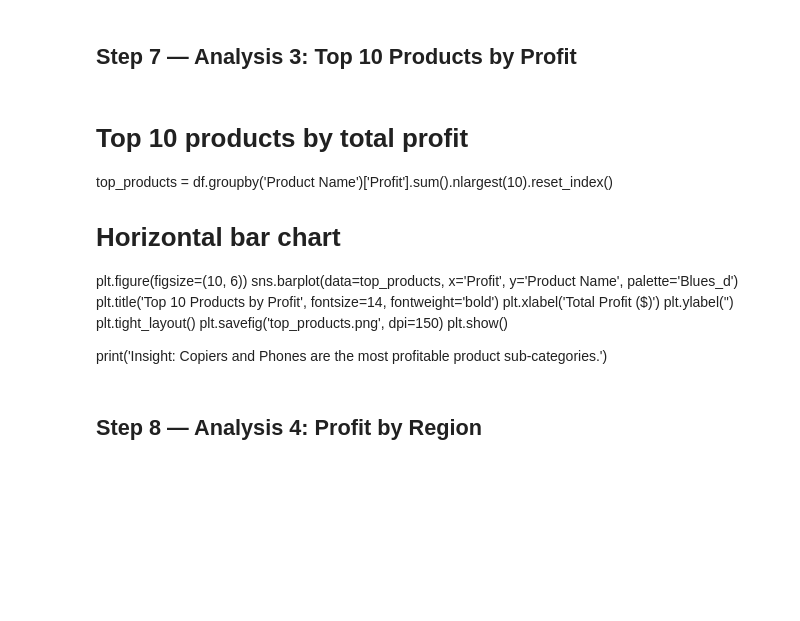
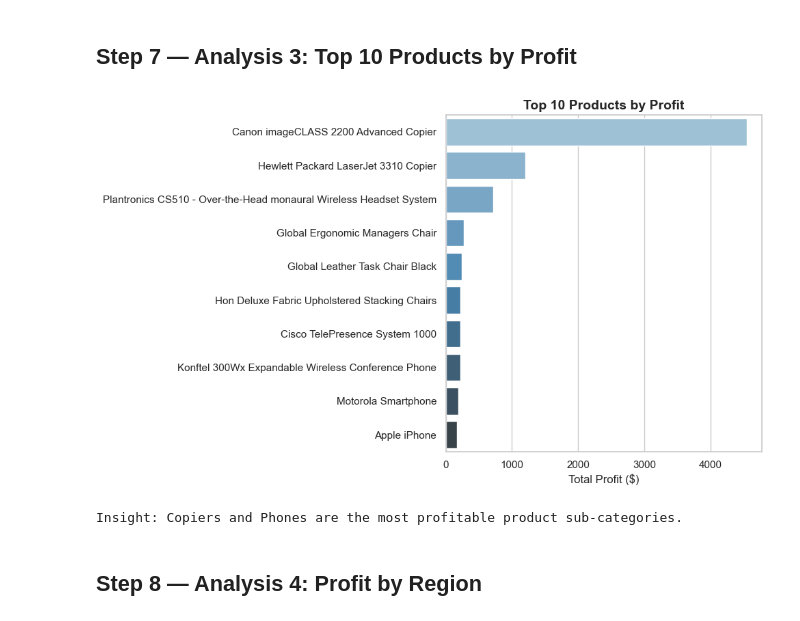
Before and after one commit to sweet-7-moon/superstore-sales-analysis, a Jupyter notebook: Superstore_Sales_Analysis.ipynb, the cells around one changed output. Saved outputs shown, nothing was run; the diff lists cells and outputs as text; code cells hidden in the pictures; blank space fills up the shorter version.

```diff
--- a/Superstore_Sales_Analysis.ipynb
+++ b/Superstore_Sales_Analysis.ipynb
@@ -179,21 +180,24 @@ print('Insight: Technology has the highest sales AND profit. Furniture has high
 Insight: Technology has the highest sales AND profit. Furniture has high sales but low profit margin.
 # %% [markdown]
 ## Step 7 — Analysis 3: Top 10 Products by Profit
-# %% [markdown]
-# Top 10 products by total profit
-top_products = df.groupby('Product Name')['Profit'].sum().nlargest(10).reset_index()
-
-# Horizontal bar chart
-plt.figure(figsize=(10, 6))
-sns.barplot(data=top_products, x='Profit', y='Product Name', palette='Blues_d')
-plt.title('Top 10 Products by Profit', fontsize=14, fontweight='bold')
-plt.xlabel('Total Profit ($)')
-plt.ylabel('')
-plt.tight_layout()
-plt.savefig('top_products.png', dpi=150)
-plt.show()
-
-print('Insight: Copiers and Phones are the most profitable product sub-categories.')
+# %%
+# Top 10 products by total profit
+top_products = df.groupby('Product Name')['Profit'].sum().nlargest(10).reset_index()
+
+# Horizontal bar chart
+plt.figure(figsize=(10, 6))
+sns.barplot(data=top_products, x='Profit', y='Product Name', palette='Blues_d')
+plt.title('Top 10 Products by Profit', fontsize=14, fontweight='bold')
+plt.xlabel('Total Profit ($)')
+plt.ylabel('')
+plt.tight_layout()
+plt.savefig('top_products.png', dpi=150)
+plt.show()
+
+print('Insight: Copiers and Phones are the most profitable product sub-categories.')
+# %% [output]
+[figure, added]
+Insight: Copiers and Phones are the most profitable product sub-categories.
 # %% [markdown]
 ## Step 8 — Analysis 4: Profit by Region
 # %%
```
Also changed, not shown: parts of 2 cells of this notebook.
